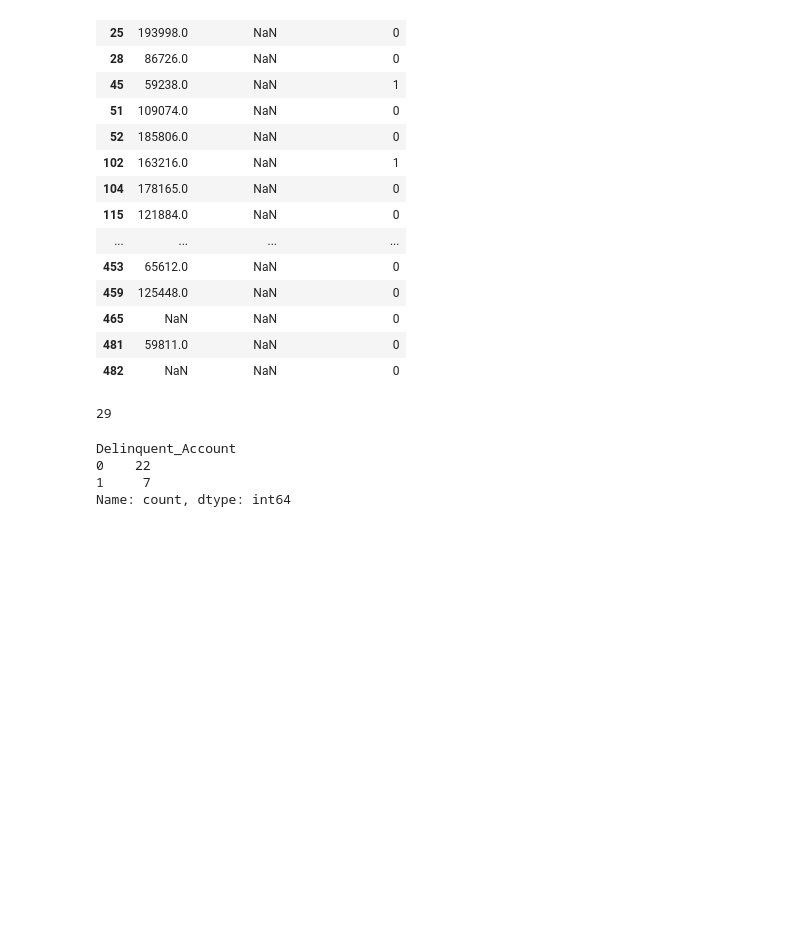
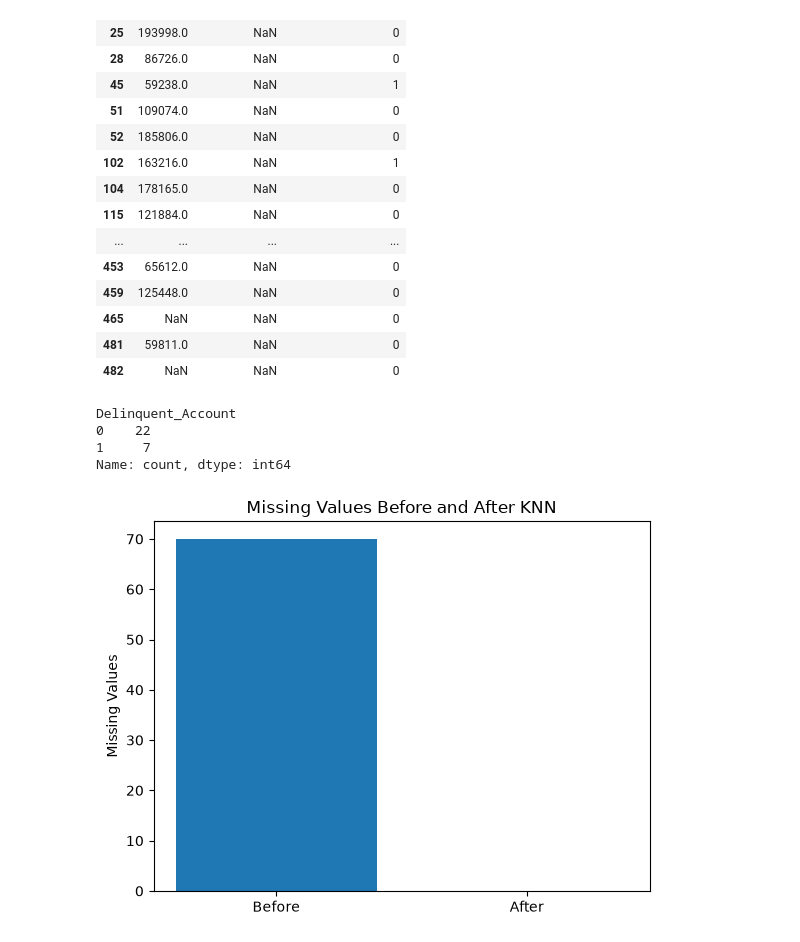
Before and after one commit to shubham15400/TATA_GENAI_DATA_ANALYSIS, a Jupyter notebook: Task_1/EDA_TASK_1.ipynb, the cells around one changed output. Drawn from its saved outputs; the diff is of its cells as text; code cells hidden in the pictures; blank space fills up the shorter version.

```diff
--- a/Task_1/EDA_TASK_1.ipynb
+++ b/Task_1/EDA_TASK_1.ipynb
@@ -302,10 +252,6 @@ LB
 | 465 | NaN | NaN | 0 |
 | 481 | 59811.0 | NaN | 0 |
 | 482 | NaN | NaN | 0 |
-# %%
-len(LB)
-# %% [output]
-29
 # %%
 LB['Delinquent_Account'].value_counts()
 # %% [output]
@@ -315,0 +264,24 @@ Name: count, dtype: int64
+# %%
+numeric_cols = encoded_data.select_dtypes(include="number").columns
+
+scaler = StandardScaler()
+scaled = scaler.fit_transform(encoded_data[numeric_cols])
+
+imputer = KNNImputer(n_neighbors=5)
+scaled_imputed = imputer.fit_transform(scaled)
+# %%
+imputed_data = pd.DataFrame(
+    scaler.inverse_transform(scaled_imputed),
+    columns=numeric_cols,
+    index=encoded_data.index
+)
+
+missing_before = encoded_data.isna().sum().sum()
+missing_after = imputed_data.isna().sum().sum()
+
+plt.bar(["Before","After"], [missing_before, missing_after])
+plt.ylabel("Missing Values")
+plt.title("Missing Values Before and After KNN")
+plt.show()
+# %% [output]
+[figure, added]
```
Also changed, not shown: parts of 11 cells of this notebook, 1 other file.
